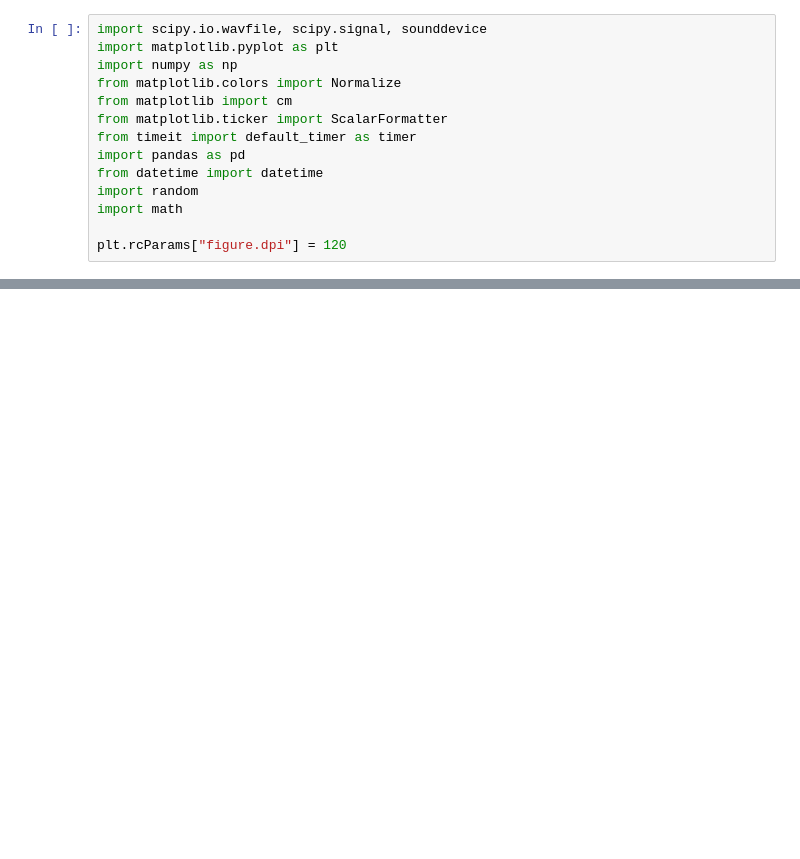
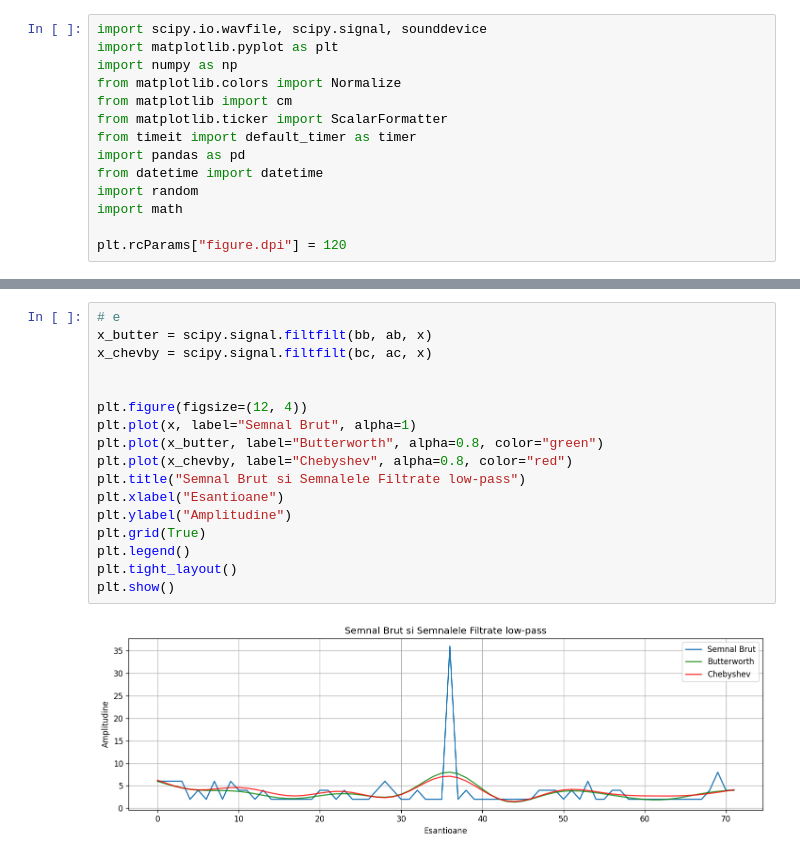
Before and after one commit to lmihaig/facultate, a Jupyter notebook: An4/Sem1/ProcSemn/lab/lab06/lab6.ipynb, the cells around one changed output, grey strips where cells are left out. Drawn from its saved outputs; the diff is of its cells as text; blank space fills up the shorter version.

```diff
--- a/An4/Sem1/ProcSemn/lab/lab06/lab6.ipynb
+++ b/An4/Sem1/ProcSemn/lab/lab06/lab6.ipynb
@@ -30,0 +181,19 @@ plt.plot()
+# %%
+# e
+x_butter = scipy.signal.filtfilt(bb, ab, x)
+x_chevby = scipy.signal.filtfilt(bc, ac, x)
+
+
+plt.figure(figsize=(12, 4))
+plt.plot(x, label="Semnal Brut", alpha=1)
+plt.plot(x_butter, label="Butterworth", alpha=0.8, color="green")
+plt.plot(x_chevby, label="Chebyshev", alpha=0.8, color="red")
+plt.title("Semnal Brut si Semnalele Filtrate low-pass")
+plt.xlabel("Esantioane")
+plt.ylabel("Amplitudine")
+plt.grid(True)
+plt.legend()
+plt.tight_layout()
+plt.show()
+# %% [output]
+[figure, added]
```
Also changed, not shown: parts of 7 cells of this notebook, 1 other file.
